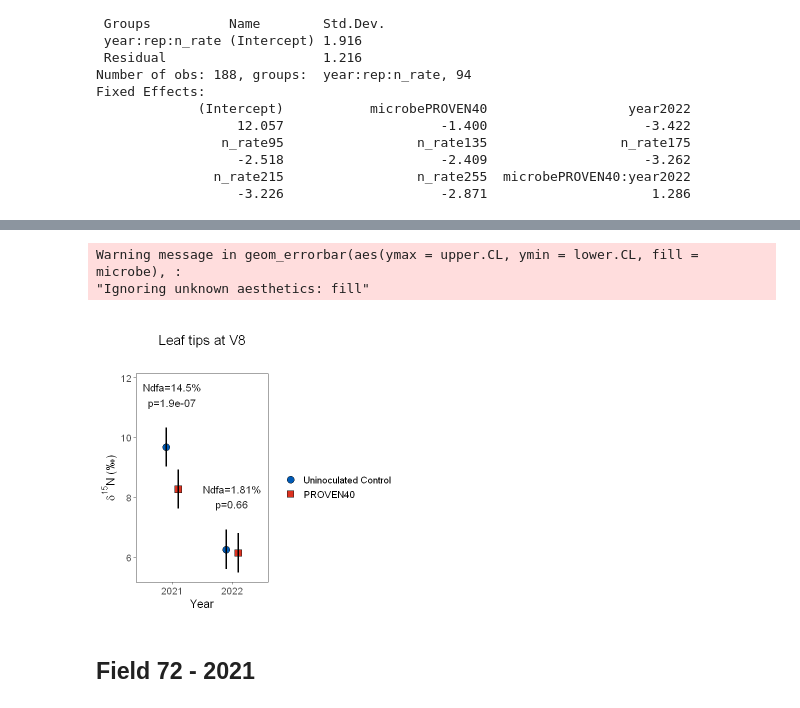
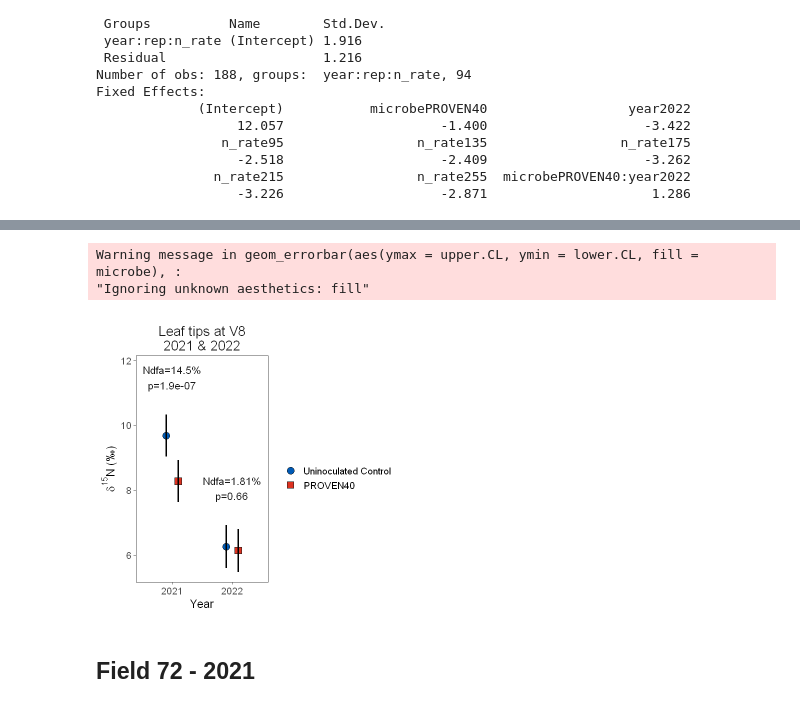
Before and after one commit to pivotbio/proven40-moa-paper-code, a Jupyter notebook: 2_FIELD_TRIALS/01_purdue_d15n_natural_abundance.ipynb, the cells around one changed output, grey strips where cells are left out. Drawn from its saved outputs; the diff is of its cells as text; code cells hidden in the pictures.

```diff
--- a/2_FIELD_TRIALS/01_purdue_d15n_natural_abundance.ipynb
+++ b/2_FIELD_TRIALS/01_purdue_d15n_natural_abundance.ipynb
@@ -153,23 +153,22 @@ A data.frame: 2 × 11
 # %%
 up_lt_plot <-
 as.data.frame(up_lt_d15n_mod_means) %>%
 ggplot(aes(year,emmean)) +
 #geom_point(aes(y = (value), colour = microbe, fill = microbe), data = up21_d15n, position = position_dodge(width = 0.4), size = 1 ) +
 geom_point(aes(colour = microbe, fill = microbe, shape = microbe), position = position_dodge(width = 0.4), size = 4, colour = "gray10") +
 geom_errorbar(aes(ymax = upper.CL, ymin = lower.CL,  fill = microbe), width = 0, position = position_dodge(width = 0.4), lwd = 1) +
 labs(y = expression(delta^15*N~"(‰)"), x = "Year", colour = "", fill = "", shape = "") +
 scale_fill_manual(values = myColorPalette) +
 scale_shape_manual(values = c(21,22)) +
 geom_text(aes(y = (max_value) + 1.5, label = my_label), data = up_lt_d15n_mod_trt_contrast, colour = "gray10", vjust = 1, size = 4.5) +
-ggtitle("\nLeaf tips at V8") +
-facet_wrap(~" ") +
+facet_wrap(~"Leaf tips at V8\n2021 & 2022") +
 theme(plot.title = element_text(hjust = 0.5, size = 16))
 
 up_lt_plot
 # %% [output]
 Warning message in geom_errorbar(aes(ymax = upper.CL, ymin = lower.CL, fill = microbe), :
 "Ignoring unknown aesthetics: fill"
-[figure, old version]
+[figure, new version]
 # %% [markdown]
 ## Field 72 - 2021
 # %%
```
Also changed, not shown: parts of 4 cells of this notebook, 9 other files.
